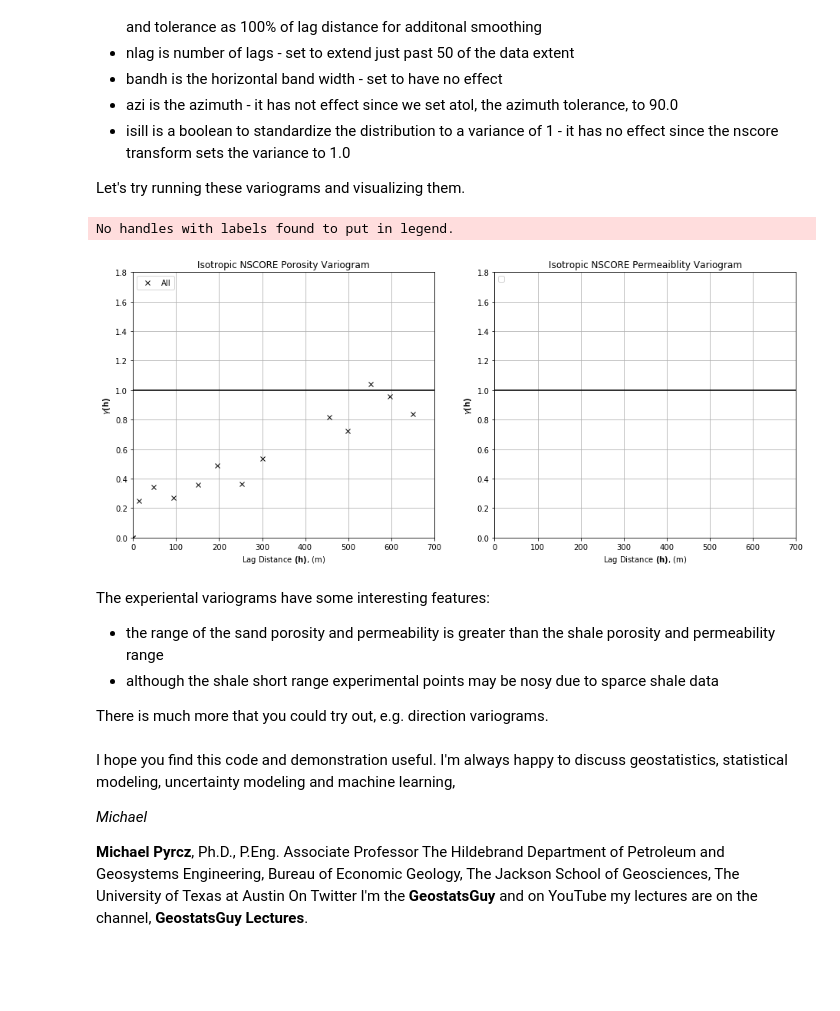
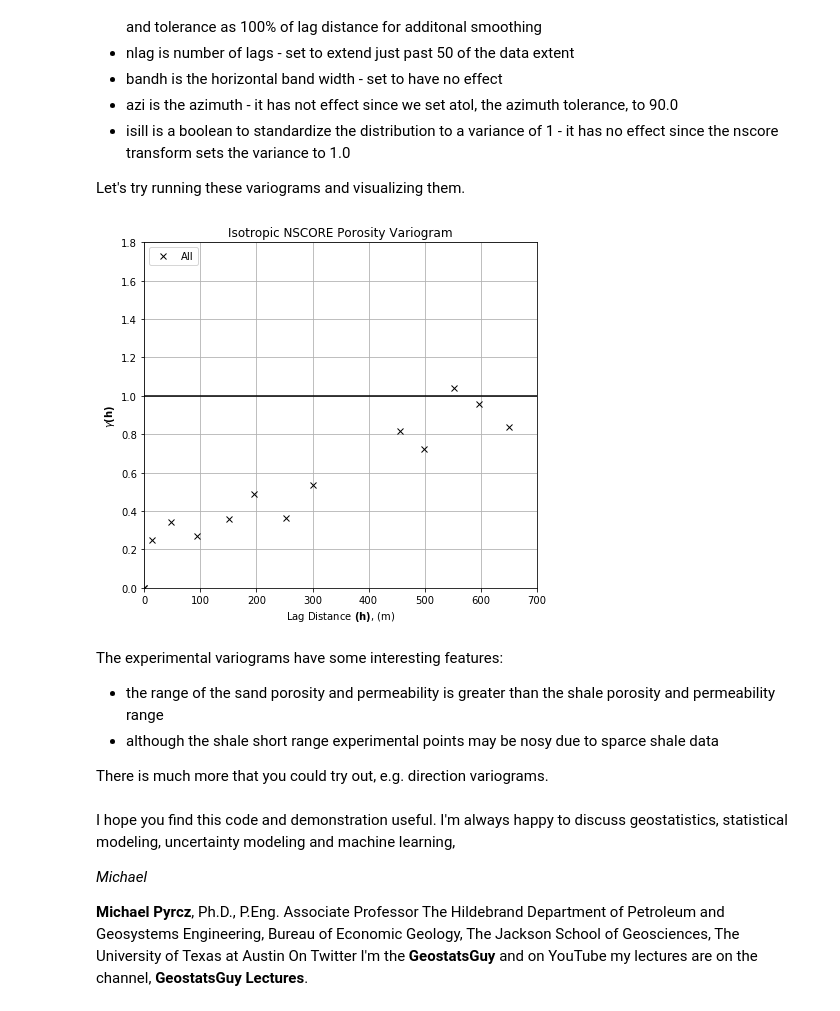
Before and after one commit to GeostatsGuy/GeostatsPy_Intro_Course, a Jupyter notebook: Workflows/GeostatsPy_variogram_calculation.ipynb, the cells around one changed output. Drawn from its saved outputs; the diff is of its cells as text; code cells hidden in the pictures; blank space fills up the shorter version.

```diff
--- a/Workflows/GeostatsPy_variogram_calculation.ipynb
+++ b/Workflows/GeostatsPy_variogram_calculation.ipynb
@@ -329,50 +331,50 @@ lag_dist = 100.0; lag_tol = 50.0; nlag = 7; bandh = 9999.9; azi = 0; atol = 90.0
 Let's try running these variograms and visualizing them.
 # %%
 # Calculate Sample Data Isotropic Variograms
+# I have included a variety of by-facies and porosity and permeability calculation for you to try out!
 tmin = -9999.; tmax = 9999.;
 lag_dist = 50.0; lag_tol = 25.0; nlag = 14; bandh = 9999.9; azi = 90; atol = 20.0; isill = 1
 
 #lag, por_sand_gamma, por_sand_npair = geostats.gamv(df_sand,"X","Y","NPor",tmin,tmax,lag_dist,lag_tol,nlag,azi,atol,bandh,isill)
 #lag, por_shale_gamma, por_shale_npair = geostats.gamv(df_shale,"X","Y","NPor",tmin,tmax,lag_dist,lag_tol,nlag,azi,atol,bandh,isill)
 lag, por_gamma, por_npair = geostats.gamv(df,"X","Y","NPor",tmin,tmax,lag_dist,lag_tol,nlag,azi,atol,bandh,isill)
 
 #lag, perm_sand_gamma, perm_sand_npair = geostats.gamv(df_sand,"X","Y","NPerm",tmin,tmax,lag_dist,lag_tol,nlag,azi,atol,bandh,isill)
 #lag, perm_shale_gamma, perm_shale_npair = geostats.gamv(df_shale,"X","Y","NPerm",tmin,tmax,lag_dist,lag_tol,nlag,azi,atol,bandh,isill)
 #lag, perm_gamma, perm_npair = geostats.gamv(df,"X","Y","NPerm",tmin,tmax,lag_dist,lag_tol,nlag,azi,atol,bandh,isill)
 
 plt.subplot(121)
 plt.plot(lag,por_gamma,'x',color = 'black',label = 'All')
 #plt.plot(lag,por_sand_gamma,'x',color = 'orange',label = 'Sand')
 #plt.plot(lag,por_shale_gamma,'x',color = 'brown',label = 'Shale')
 plt.plot([0,2000],[1.0,1.0],color = 'black')
 plt.xlabel(r'Lag Distance $\bf(h)$, (m)')
 plt.ylabel(r'$\gamma \bf(h)$')
 plt.title('Isotropic NSCORE Porosity Variogram')
 plt.xlim([0,700])
 plt.ylim([0,1.8])
 plt.legend(loc='upper left')
 plt.grid(True)
 
-plt.subplot(122)
+#plt.subplot(122)
 #plt.plot(lag,perm_gamma,'x',color = 'black',label = 'All')
 #plt.plot(lag,perm_sand_gamma,'x',color = 'orange',label = 'Sand')
 #plt.plot(lag,perm_shale_gamma,'x',color = 'brown',label = 'Shale')
-plt.plot([0,2000],[1.0,1.0],color = 'black')
-plt.xlabel(r'Lag Distance $\bf(h)$, (m)')
-plt.ylabel(r'$\gamma \bf(h)$')
-plt.title('Isotropic NSCORE Permeaiblity Variogram')
-plt.xlim([0,700])
-plt.ylim([0,1.8])
-plt.legend(loc='upper left')
-plt.grid(True)
+#plt.plot([0,2000],[1.0,1.0],color = 'black')
+#plt.xlabel(r'Lag Distance $\bf(h)$, (m)')
+#plt.ylabel(r'$\gamma \bf(h)$')
+#plt.title('Isotropic NSCORE Permeaiblity Variogram')
+#plt.xlim([0,700])
+#plt.ylim([0,1.8])
+#plt.legend(loc='upper left')
+#plt.grid(True)
 
 plt.subplots_adjust(left=0.0, bottom=0.0, right=2.0, top=1.2, wspace=0.2, hspace=0.3)
 plt.show()
 # %% [output]
-No handles with labels found to put in legend.
-[figure, old version]
+[figure, new version]
 # %% [markdown]
-The experiental variograms have some interesting features:
+The experimental variograms have some interesting features:
 
 * the range of the sand porosity and permeability is greater than the shale porosity and permeability range
 * although the shale short range experimental points may be nosy due to sparce shale data
```
Also changed, not shown: parts of 2 cells of this notebook, 5 other files.
